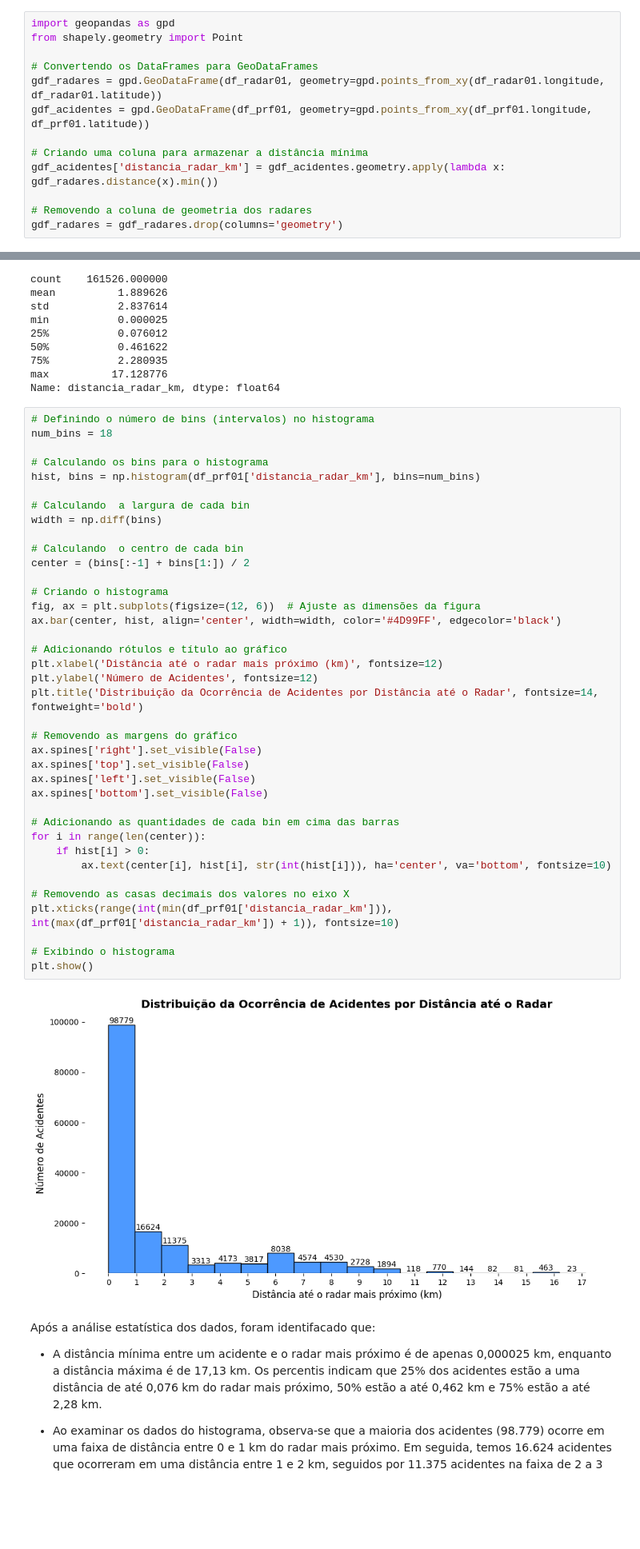
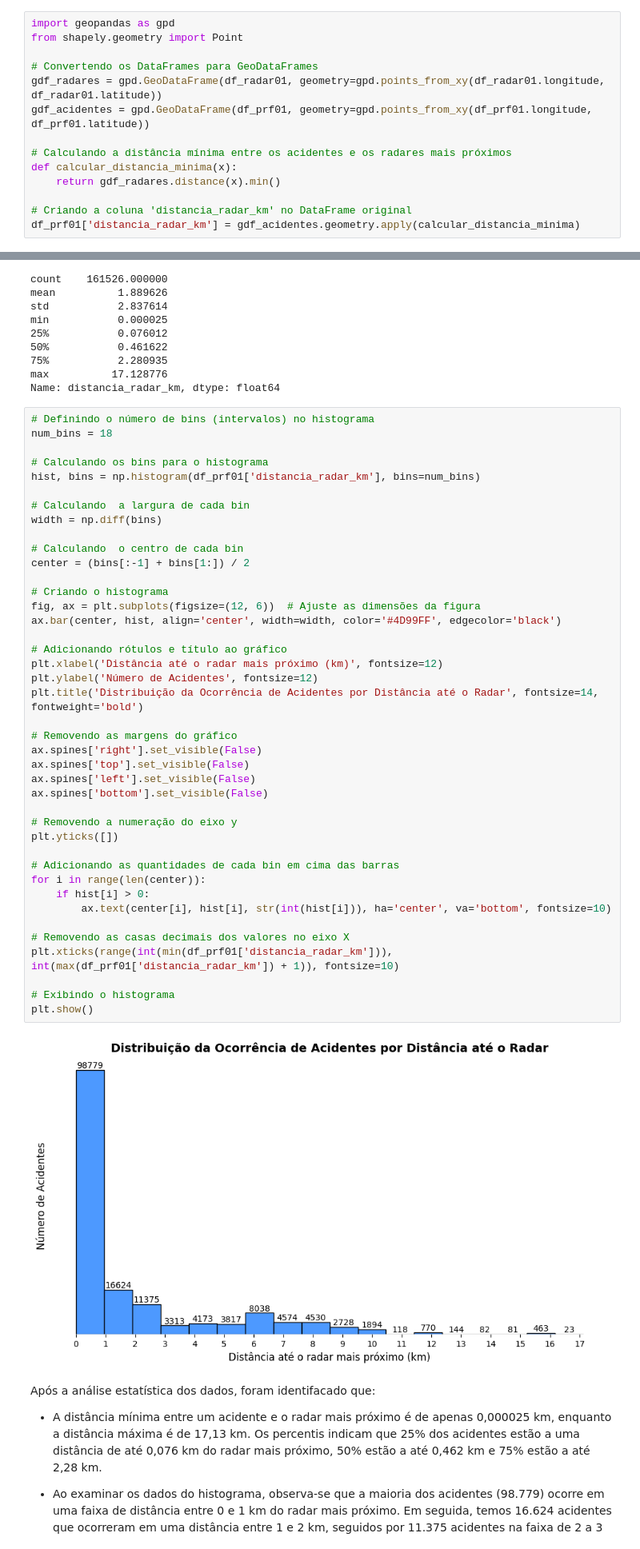
Before and after one commit to Suelymessias/Projeto_Analise_PRF, a Jupyter notebook: Projeto_Analise_PRF.ipynb, the cells around one changed output, grey strips where cells are left out. Shown at 80% size. Saved outputs shown, nothing was run; the diff lists cells and outputs as text; blank space fills up the shorter version.

```diff
--- a/Projeto_Analise_PRF.ipynb
+++ b/Projeto_Analise_PRF.ipynb
@@ -757,11 +756,12 @@ from shapely.geometry import Point
 gdf_radares = gpd.GeoDataFrame(df_radar01, geometry=gpd.points_from_xy(df_radar01.longitude, df_radar01.latitude))
 gdf_acidentes = gpd.GeoDataFrame(df_prf01, geometry=gpd.points_from_xy(df_prf01.longitude, df_prf01.latitude))
 
-# Criando uma coluna para armazenar a distância mínima
-gdf_acidentes['distancia_radar_km'] = gdf_acidentes.geometry.apply(lambda x: gdf_radares.distance(x).min())
+# Calculando a distância mínima entre os acidentes e os radares mais próximos
+def calcular_distancia_minima(x):
+    return gdf_radares.distance(x).min()
 
-# Removendo a coluna de geometria dos radares
-gdf_radares = gdf_radares.drop(columns='geometry')
+# Criando a coluna 'distancia_radar_km' no DataFrame original
+df_prf01['distancia_radar_km'] = gdf_acidentes.geometry.apply(calcular_distancia_minima)
 # %%
 df_prf01['distancia_radar_km'].describe()
 # %% [output]
@@ -786,34 +786,37 @@ width = np.diff(bins)
 
 # Calculando  o centro de cada bin
 center = (bins[:-1] + bins[1:]) / 2
 
 # Criando o histograma
 fig, ax = plt.subplots(figsize=(12, 6))  # Ajuste as dimensões da figura
 ax.bar(center, hist, align='center', width=width, color='#4D99FF', edgecolor='black')
 
 # Adicionando rótulos e título ao gráfico
 plt.xlabel('Distância até o radar mais próximo (km)', fontsize=12)
 plt.ylabel('Número de Acidentes', fontsize=12)
 plt.title('Distribuição da Ocorrência de Acidentes por Distância até o Radar', fontsize=14, fontweight='bold')
 
 # Removendo as margens do gráfico
 ax.spines['right'].set_visible(False)
 ax.spines['top'].set_visible(False)
 ax.spines['left'].set_visible(False)
 ax.spines['bottom'].set_visible(False)
 
+# Removendo a numeração do eixo y
+plt.yticks([])
+
 # Adicionando as quantidades de cada bin em cima das barras
 for i in range(len(center)):
     if hist[i] > 0:
         ax.text(center[i], hist[i], str(int(hist[i])), ha='center', va='bottom', fontsize=10)
 
 # Removendo as casas decimais dos valores no eixo X
 plt.xticks(range(int(min(df_prf01['distancia_radar_km'])), int(max(df_prf01['distancia_radar_km']) + 1)), fontsize=10)
 
 # Exibindo o histograma
 plt.show()
 # %% [output]
-[figure, old version]
+[figure, new version]
 # %% [markdown]
 Após a análise estatística dos dados, foram identifacado que:
 
```
Also changed, not shown: parts of 11 cells of this notebook.
